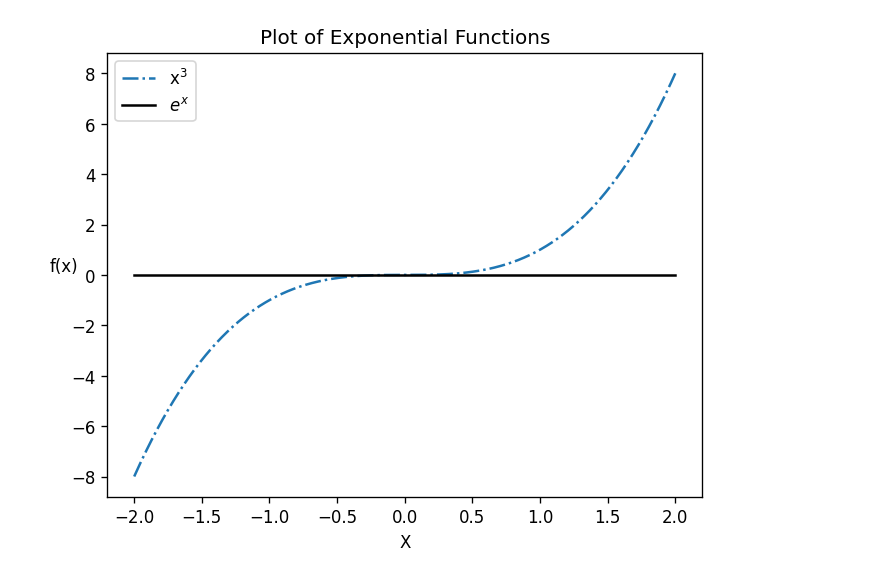
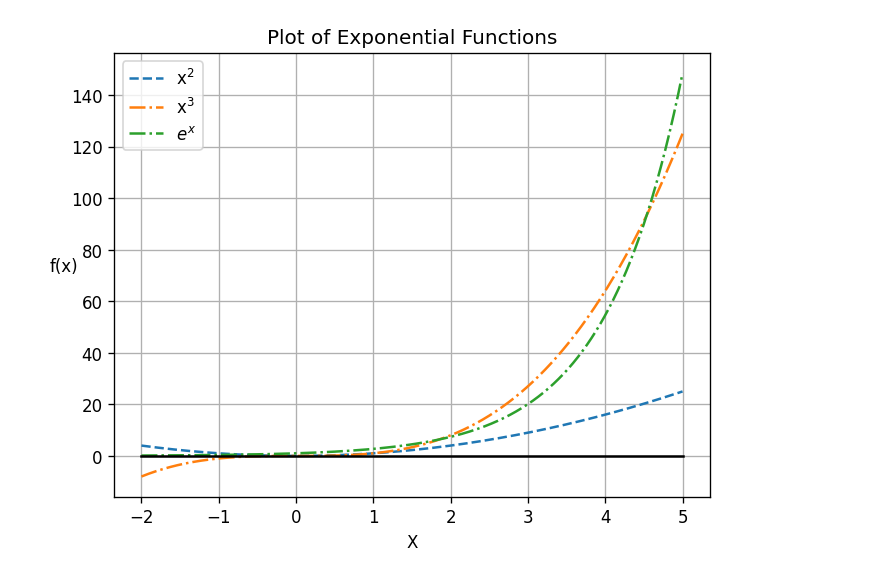
Before and after one commit to avro1199/Python-Programming, a Jupyter notebook: Signal/Basic Plotting.ipynb, the cells around one changed output. Cells and saved outputs as stored; diff of their text form; code cells hidden in the pictures.

```diff
--- a/Signal/Basic Plotting.ipynb
+++ b/Signal/Basic Plotting.ipynb
@@ -1,27 +1,29 @@
 # %%
 import numpy as np
 import matplotlib.pyplot as plt
 
 def f_2(x):
     return x**2
 
 def f_3(x):
     return x**3
 
 e = lambda x:np.exp(x)
 
-x_data = np.linspace(-2,2,1000)
+x_data = np.linspace(-2,5,1000)
 y_2_data = f_2(x_data)
 y_3_data = f_3(x_data)
 
 plt.figure(1,dpi=120)
 plt.title('Plot of Exponential Functions')
-# plt.plot(x_data,y_2_data,'--',label='x$^2$')
+plt.plot(x_data,y_2_data,'--',label='x$^2$')
 plt.plot(x_data,y_3_data,'-.',label='x$^3$')
-plt.plot(x_data,0*(x_data),'k',label=r'$e ^x$')
+plt.plot(x_data,np.exp(x_data),'-.',label=r'$e ^x$')
+plt.plot(x_data,0*x_data,'k')
 plt.xlabel('X')
 plt.ylabel('f(x)',rotation=0)
+plt.grid(True)
 plt.legend()
 plt.show()
 # %% [output]
-[figure, old version]
+[figure, new version]
```
Also changed, not shown: 6 other files.
